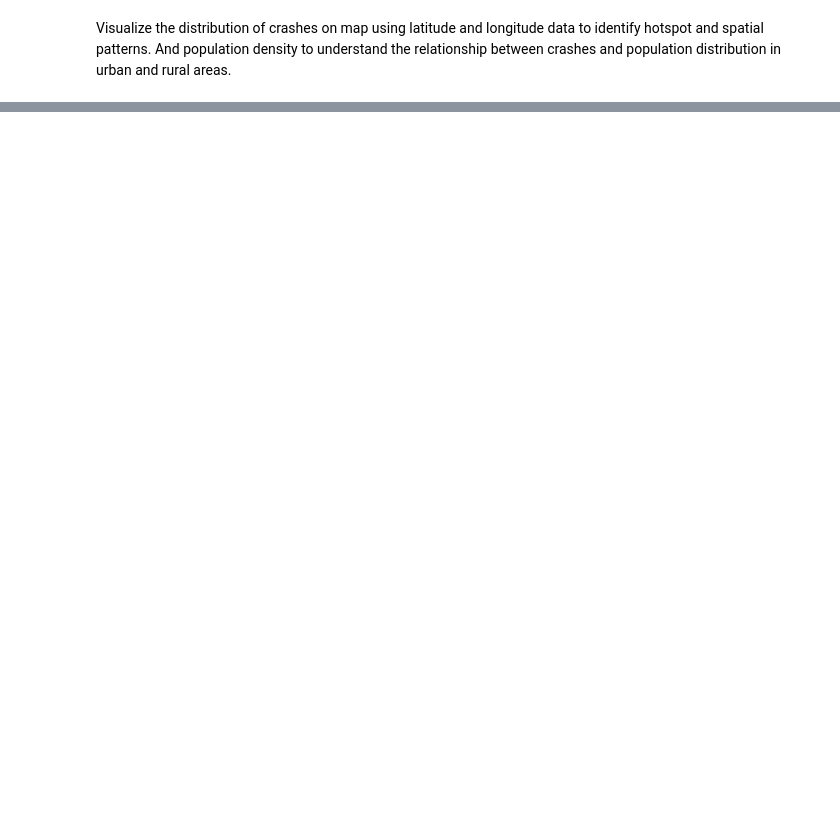
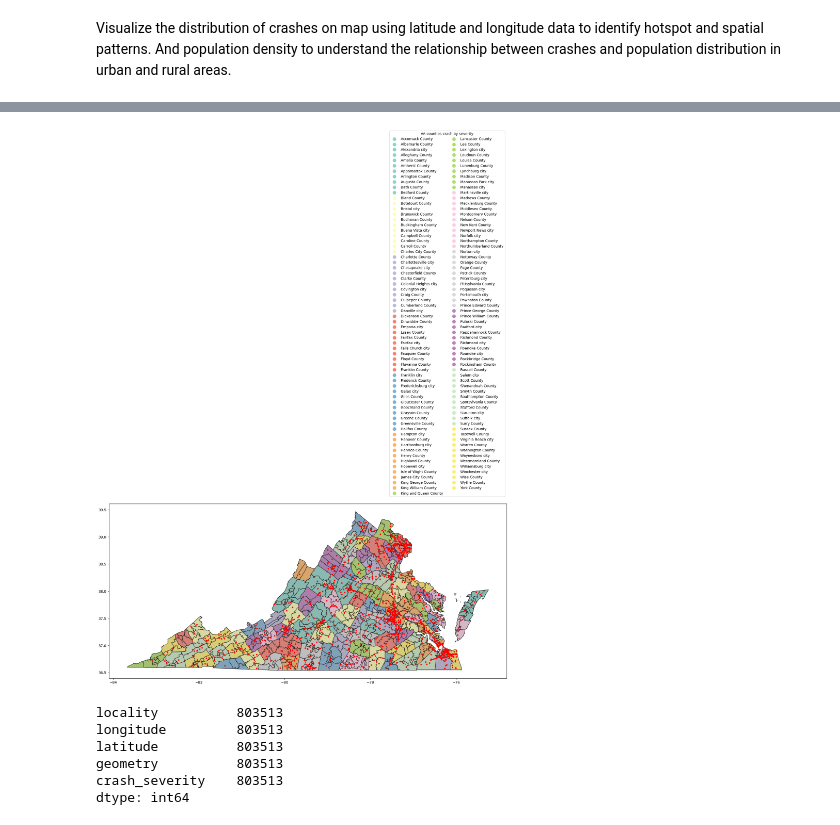
Before and after one commit to Eliab16/VDOT-crash-analysis, a Jupyter notebook: notebooks/Map.ipynb, the cells around one changed output, grey strips where cells are left out. Cells and saved outputs as stored; diff of their text form; code cells hidden in the pictures; blank space fills up the shorter version.

```diff
--- a/notebooks/Map.ipynb
+++ b/notebooks/Map.ipynb
@@ -195,0 +196,5 @@ Crash_in_Fairfax_County.shape
+# %%
+sev_crash_data= merged_gdf[['locality', 'longitude', 'latitude','geometry','crash_severity']]
+
+
+sev_crash_data.head()
@@ -195,0 +208,2 @@ Crash_in_Fairfax_County.shape
+# %%
+sev_crash_data= sev_crash_data[sev_crash_data['crash_severity']=='K']
@@ -195,0 +219,32 @@ Crash_in_Fairfax_County.shape
+# %%
+fig, ax = plt.subplots(figsize=(20,20))
+leg_kwds = {'title': 'VA counties crash by severity', 'loc': 'lower right',
+            'bbox_to_anchor': (1, 1.03), 'ncol': 2}
+
+va_counties_geo.plot(column = 'locality', ax=ax,
+              edgecolor = 'black',
+              legend = True, legend_kwds = leg_kwds,
+              cmap = 'Set3')
+
+va_counties_geo.plot(ax=ax, color="grey", legend = True, alpha=0.3)
+
+
+crs = va_counties_geo.crs
+
+geometry = [Point(xy) for xy in zip(sev_crash_data["longitude"], sev_crash_data["latitude"])]
+
+geo_df = gpd.GeoDataFrame(sev_crash_data, crs=crs, geometry=geometry)
+
+geo_df.plot(ax = ax, markersize = 10, color = "red", marker = "o", label = "POI")
+plt.show()
+# %% [output]
+[figure, added]
+# %%
+sev_crash_data.count()
+# %% [output]
+locality          803513
+longitude         803513
+latitude          803513
+geometry          803513
+crash_severity    803513
+dtype: int64
```
Also changed, not shown: parts of 27 cells of this notebook.
